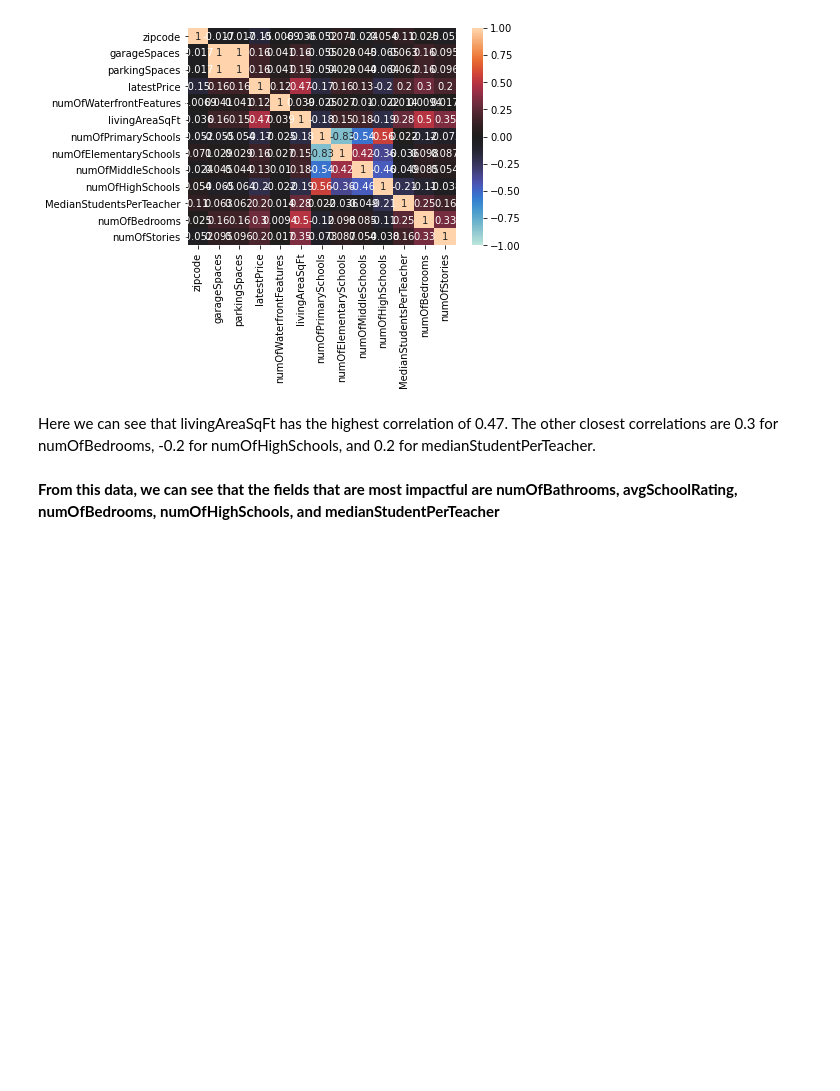
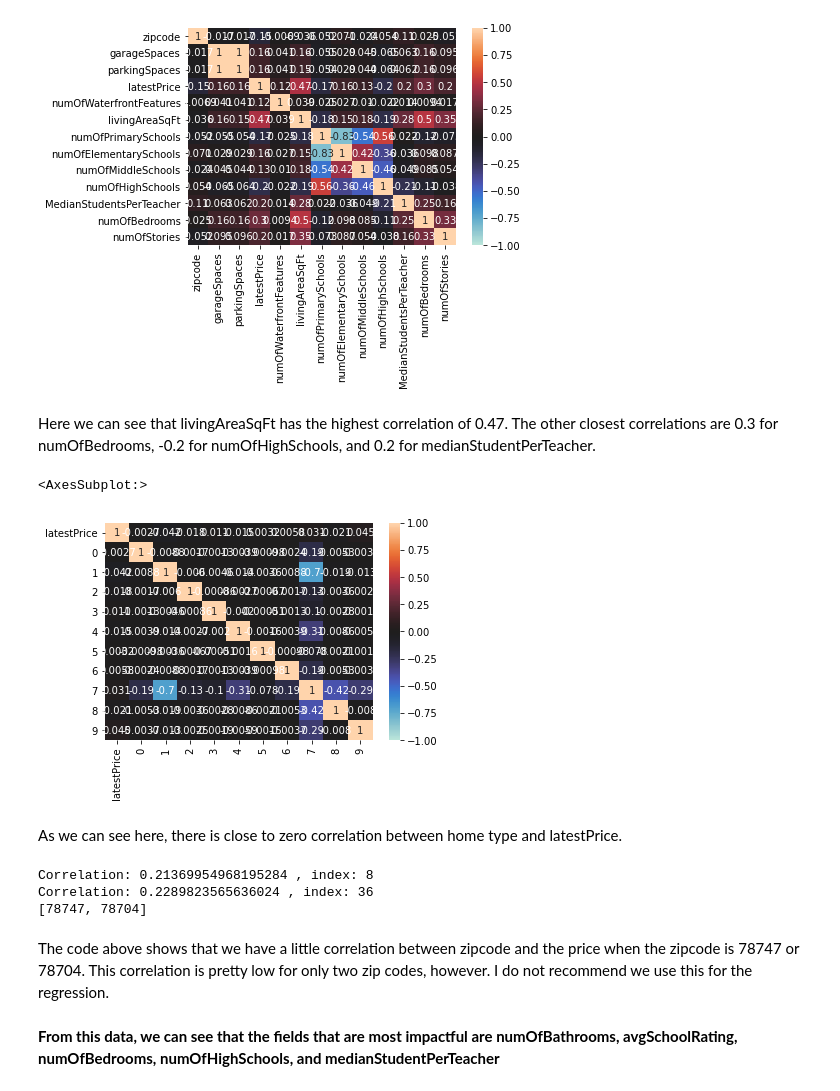
Before and after one commit to xychen6871/ECS171GroupProject, a Jupyter notebook: correlationAnalysis.ipynb, the cells around one changed output. Saved outputs shown, nothing was run; the diff lists cells and outputs as text; code cells hidden in the pictures; blank space fills up the shorter version.

Commit message:
Applied one hot encoding to view correlation

```diff
--- a/correlationAnalysis.ipynb
+++ b/correlationAnalysis.ipynb
@@ -79,5 +79,85 @@ seaborn.heatmap(intDataNew.corr(), vmin=-1, vmax=1, center=0, annot=True, xtickl
 [figure]
 # %% [markdown]
 Here we can see that livingAreaSqFt has the highest correlation of 0.47. The other closest correlations are 0.3 for numOfBedrooms, -0.2 for numOfHighSchools, and 0.2 for medianStudentPerTeacher.
+# %%
+from sklearn.preprocessing import OneHotEncoder, LabelEncoder
+
+onehotEncoder = OneHotEncoder(sparse=False)
+homeTypeEncoded = data_orig.homeType.values.ravel()
+homeTypeEncoded = homeTypeEncoded.reshape(len(homeTypeEncoded), 1)
+onehotHomeTypeEncoded = onehotEncoder.fit_transform(homeTypeEncoded)
+homeTypeDataframe = pandas.DataFrame(onehotHomeTypeEncoded)
+
+homeTypeData = pandas.merge(pandas.DataFrame(data_raw.latestPrice), homeTypeDataframe, right_index=True, left_index=True)
+
+seaborn.heatmap(homeTypeData.corr(), vmin=-1, vmax=1, center=0, annot=True, xticklabels=True, yticklabels=True)
+# %% [output]
+<AxesSubplot:>
+[figure, added]
+# %% [markdown]
+As we can see here, there is close to zero correlation between home type and latestPrice.
+# %%
+from sklearn.preprocessing import OneHotEncoder, LabelEncoder
+
+onehotEncoder = OneHotEncoder(sparse=False)
+zipEncoded = data_orig.zipcode.values.ravel()
+#print(zipEncoded)
+zipEncoded = zipEncoded.reshape(len(zipEncoded),1)
+onehotZipEncoded = onehotEncoder.fit_transform(zipEncoded)
+zipDataframe = pandas.DataFrame(onehotZipEncoded)
+
+zipData = pandas.merge(pandas.DataFrame(data_raw.latestPrice), zipDataframe, right_index=True, left_index=True)
+
+#seaborn.heatmap(zipData.corr(), vmin=-1, vmax=1, center=0, annot=False, xticklabels=True, yticklabels=True)
+#print(zipData.corr())
+
+savedIndexes = []
+
+index = 0
+for x in zipData.corr().values[0]:
+    if x >= .2 and x != 1:
+        print("Correlation:", x, ", index:", index)
+        savedIndexes.append(index)
+    index += 1
+
+#print(onehotEncoder.inverse_transform(onehotZipEncoded))
+#print(onehotEncoder.categories_[0][8])
+#print(onehotEncoder.categories_[0][36])
+#print(onehotEncoder.inverse_transform(onehotZipEncoded))
+
+added = []
+
+inverse = onehotEncoder.inverse_transform(onehotZipEncoded)
+for i in range(0,len(onehotZipEncoded)):
+    if onehotZipEncoded[i][8] == 1 or onehotZipEncoded[i][36] == 1:
+        if not inverse[i] in added:
+            added.append(inverse[i][0])
+
+print(added)
+
+
+
+#thing = data_orig.loc[data_orig.zipcode == 78747]
+#thing2 = data_orig.loc[data_orig.zipcode == 78704]
+#thing = thing.append(thing2)
+#print(thing.zipcode.unique())
+
+
+#onehotEncoder = OneHotEncoder(sparse=False)
+#zipEncoded = thing.zipcode.values.ravel()
+#print(zipEncoded)
+#zipEncoded = zipEncoded.reshape(len(zipEncoded),1)
+#onehotZipEncoded = onehotEncoder.fit_transform(zipEncoded)
+#zipDataframe = pandas.DataFrame(onehotZipEncoded)
+
+#zipData = pandas.merge(pandas.DataFrame(data_raw.latestPrice), zipDataframe, right_index=True, left_index=True)
+#print(zipData.corr())
+#seaborn.heatmap(zipData.corr(), vmin=-1, vmax=1, center=0, annot=False, xticklabels=True, yticklabels=True)
+# %% [output]
+Correlation: 0.21369954968195284 , index: 8
+Correlation: 0.2289823565636024 , index: 36
+[78747, 78704]
+# %% [markdown]
+The code above shows that we have a little correlation between zipcode and the price when the zipcode is 78747 or 78704. This correlation is pretty low for only two zip codes, however. I do not recommend we use this for the regression.
 # %% [markdown]
 **From this data, we can see that the fields that are most impactful are numOfBathrooms, avgSchoolRating, numOfBedrooms, numOfHighSchools, and medianStudentPerTeacher**
```
